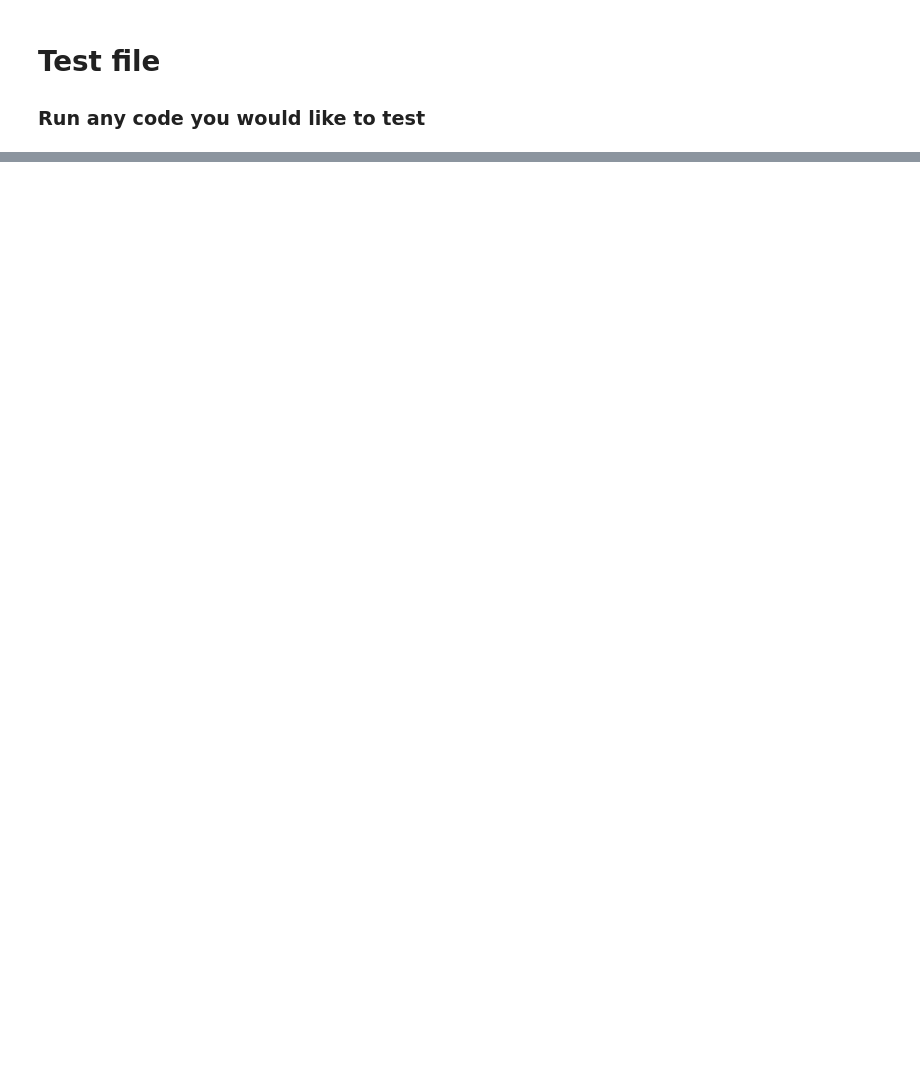
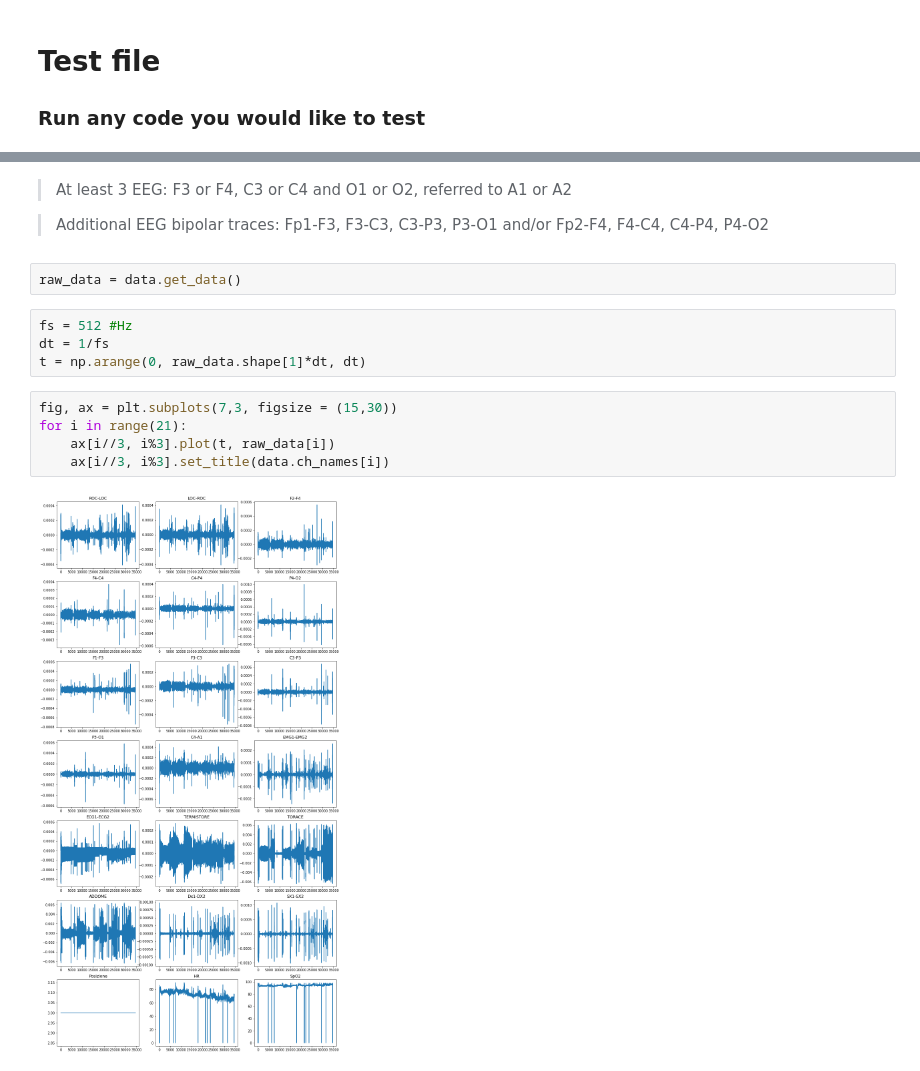
Before and after one commit to braden2447/BME671-Final-Project, a Jupyter notebook: test.ipynb, the cells around one changed output, grey strips where cells are left out. Saved outputs shown, nothing was run; the diff lists cells and outputs as text; blank space fills up the shorter version.

```diff
--- a/test.ipynb
+++ b/test.ipynb
@@ -9,0 +46,17 @@ NotImplementedError: Only EDF files are supported, got st.
+# %% [markdown]
+> At least 3 EEG: F3 or F4, C3 or C4 and O1 or O2, referred to A1 or A2
+
+> Additional EEG bipolar traces: Fp1-F3, F3-C3, C3-P3, P3-O1 and/or Fp2-F4, F4-C4, C4-P4, P4-O2
+# %%
+raw_data = data.get_data()
+# %%
+fs = 512 #Hz
+dt = 1/fs
+t = np.arange(0, raw_data.shape[1]*dt, dt)
+# %%
+fig, ax = plt.subplots(7,3, figsize = (15,30))
+for i in range(21):
+    ax[i//3, i%3].plot(t, raw_data[i])
+    ax[i//3, i%3].set_title(data.ch_names[i])
+# %% [output]
+[figure, added]
```
Also changed, not shown: parts of 4 cells of this notebook.
